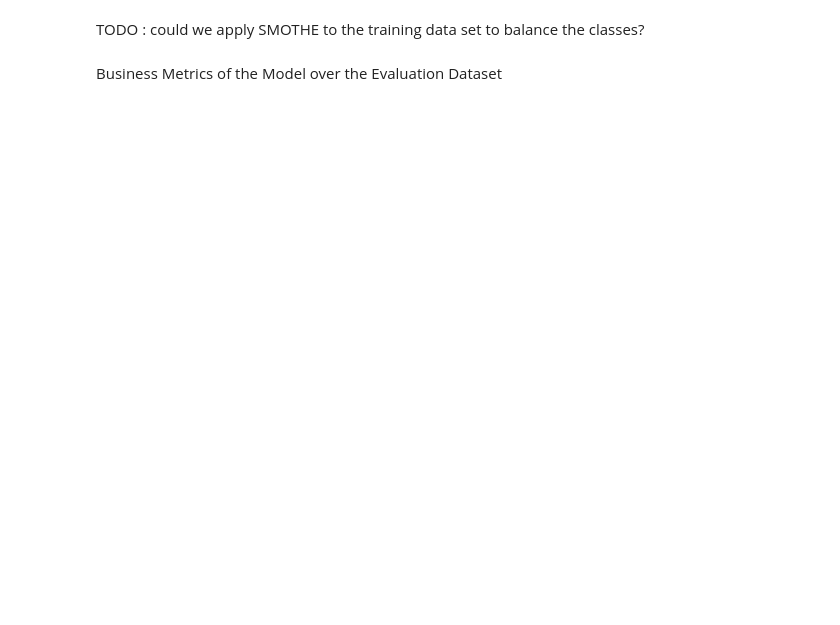
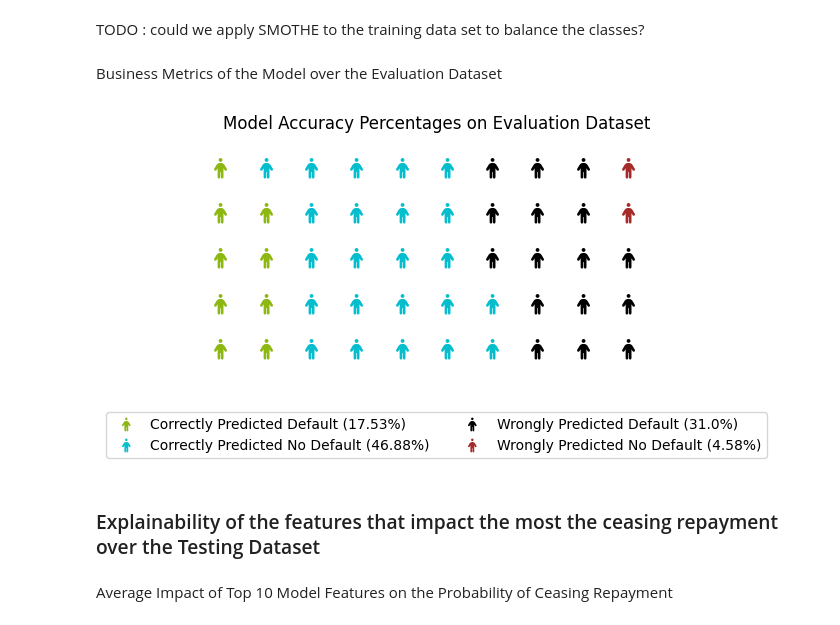
Before and after one commit to andrea-mar/credit_default_risk, a Jupyter notebook: credit_risk_model.ipynb, the cells around one changed output. Cells and saved outputs as stored; diff of their text form; code cells hidden in the pictures; blank space fills up the shorter version.

Commit message:
optimization and explainability with shap

```diff
--- a/credit_risk_model.ipynb
+++ b/credit_risk_model.ipynb
@@ -1139,3 +1140,53 @@ Before proceeding with further iterations, it is important to consult with busin
 TODO : could we apply SMOTHE to the training data set to balance the classes?
 # %% [markdown]
 Business Metrics of the Model over the Evaluation Dataset
+# %%
+# Extract values
+TN, FP, FN, TP = evaluation_confusion_matrix.ravel()
+
+# Calculate total number of cases
+total_cases = TN + FP + FN + TP
+
+# Calculate percentages
+percent_correctly_predicted_default = (TP / total_cases) * 100
+percent_correctly_predicted_no_default = (TN / total_cases ) * 100
+percent_wrongly_predicted_default = (FP / total_cases)  * 100
+percent_wrongly_predicted_no_default = (FN / total_cases ) * 100
+
+# Prepare data for waffle plot
+data = {
+    'Correctly Predicted Default': percent_correctly_predicted_default,
+    'Correctly Predicted No Default': percent_correctly_predicted_no_default,
+    'Wrongly Predicted Default': percent_wrongly_predicted_default,
+    'Wrongly Predicted No Default': percent_wrongly_predicted_no_default
+}
+
+# Convert to Series
+percents_of_groups_of_categories = pd.Series(data)
+
+# Define colors
+# colors = [gray, dark_blue, dark_gray, 'brown']
+colors = [ green, dark_blue, black, 'brown' ]
+
+# Create waffle chart
+plt.figure(
+    FigureClass=Waffle,
+    rows=5,
+    columns=10,
+    values=percents_of_groups_of_categories,
+    colors=colors,
+    title={'label': 'Model Accuracy Percentages on Evaluation Dataset'},
+    labels=[f"{k} ({round(v,2)}%)" for k, v in percents_of_groups_of_categories.items()],
+    legend={'loc': 'lower center', 'bbox_to_anchor': (0.5, -0.5), 'ncol': 2, 'fancybox': True},
+    icon_legend=True,
+    icon_size=15,
+    icons='person'
+)
+
+plt.show()
+# %% [output]
+[figure, added]
+# %% [markdown]
+### Explainability of the features that impact the most the ceasing repayment over the Testing Dataset
+# %% [markdown]
+Average Impact of Top 10 Model Features on the Probability of Ceasing Repayment
```
Also changed, not shown: parts of 10 cells of this notebook, 3 other files.
